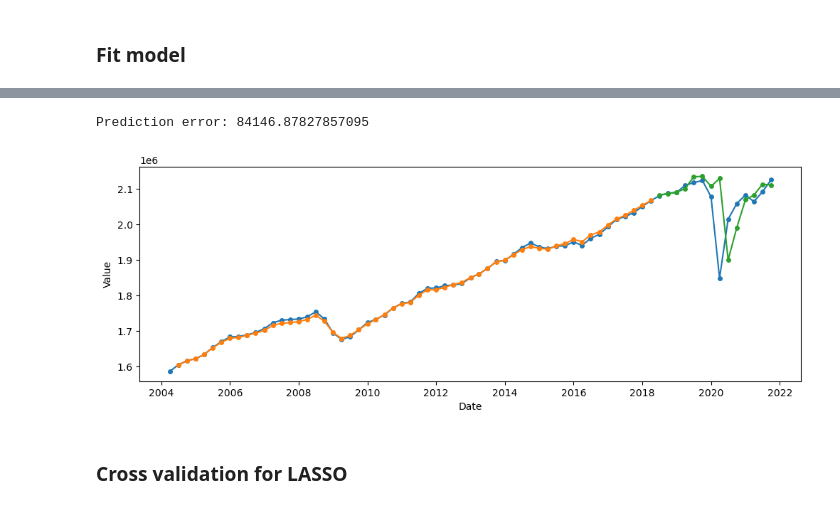
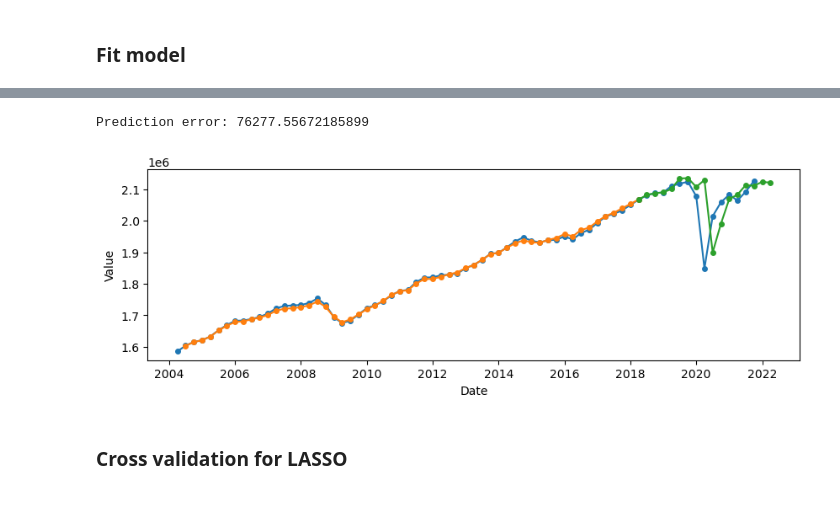
Before and after one commit to ubco-mds-2021-labs/capstone-project-googletrends_capstone, a Jupyter notebook: src/notebooks/gdp_notebook.ipynb, the cells around one changed output, grey strips where cells are left out. Cells and saved outputs as stored; diff of their text form; code cells hidden in the pictures.

```diff
--- a/src/notebooks/gdp_notebook.ipynb
+++ b/src/notebooks/gdp_notebook.ipynb
@@ -1172,0 +1188,5 @@ for i in range(0, factors.shape[1]):
+# %%
+predicted_growth_df = pd.DataFrame(columns=list(range(0, len(bs_samples))))
+for i, df in enumerate(bs_samples):
+    predicted_growth_temp = rolling_prediction(df, test, extra_test, dependent_var='GDP_GrowthRate')
+    predicted_growth_df.iloc[:, i] = predicted_growth_temp[0]
@@ -1172,0 +1214,7 @@ for i in range(0, factors.shape[1]):
+# %%
+pred_gdpGrowth = rolling_prediction(bs_data_lst[0], test, extra_test)
+pred_gdpGrowth_for_plot = pd.concat([train['GDP_GrowthRate'].tail(1), pred_gdpGrowth])
+fitted_values = pd.DataFrame({'GDP_GrowthRate': gdpts['GDP_GrowthRate'],
+                              'Fitted Value': modelfit.predict(),
+                              'Predicted Value': pred_gdpGrowth_for_plot.squeeze()})
+plot_df(fitted_values, width=12, height=4)
@@ -1172,0 +1223,3 @@ for i in range(0, factors.shape[1]):
+# %%
+pred_error, fig, fitted_predicted_data = fitted_and_predicted_gdp(modelfit, pred_gdpGrowth, gdp_original, train, test, extra_test)
+fig
@@ -1317,7 +1492,7 @@ fitted_growthRate_lasso.index = train_lasso.index
 #print(lassomodel.coef_)
 #print(lassomodel.intercept_)
 # %%
-lasso_pred_gdpgrowth = rolling_prediction_lasso(train_lasso, test_lasso, dependent_var='GDP_GrowthRate', alpha=0.0001)
+lasso_pred_gdpgrowth = rolling_prediction_lasso(train_lasso, test_lasso, extra_test_laso, dependent_var='GDP_GrowthRate', alpha=0.0001)
 # %%
 fitted_values_lasso = pd.DataFrame({'GDP_GrowthRate': gdpts['GDP_GrowthRate'],
                                 'Fitted Value': fitted_growthRate_lasso.squeeze(),
@@ -1328,9 +1503,9 @@ plot_df(fitted_values_lasso, width=12, height=4)
 # %%
-err, fig = fitted_and_predicted_gdp_lasso(lassomodel, lasso_pred_gdpgrowth, gdp_original, train_lasso, test_lasso)
+err, fig, fitted_pred_data_lasso = fitted_and_predicted_gdp_lasso(lassomodel, lasso_pred_gdpgrowth, gdp_original, train_lasso, test_lasso, extra_test_laso)
 fig
 # %% [output]
-Prediction error: 84146.87827857095
+Prediction error: 76277.55672185899
-[figure, old version]
+[figure, new version]
 # %% [markdown]
 ### Cross validation for LASSO
 # %%
```
Also changed, not shown: parts of 42 cells of this notebook.
